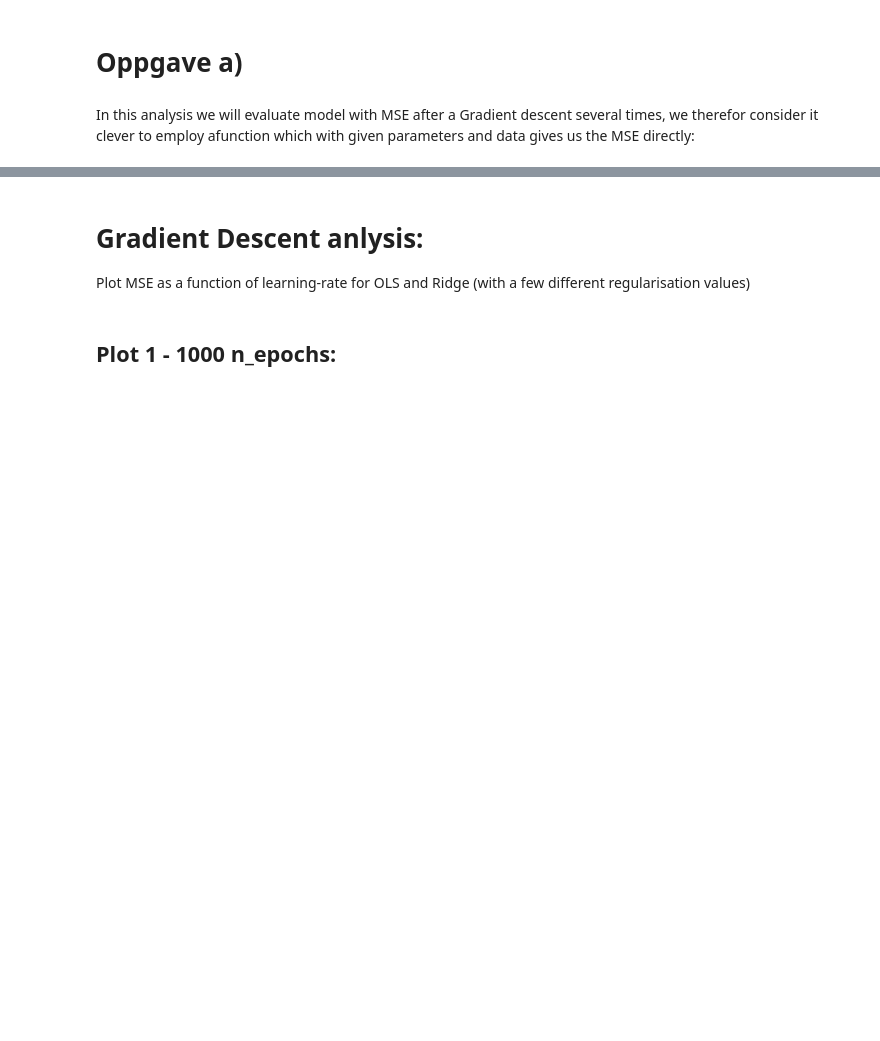
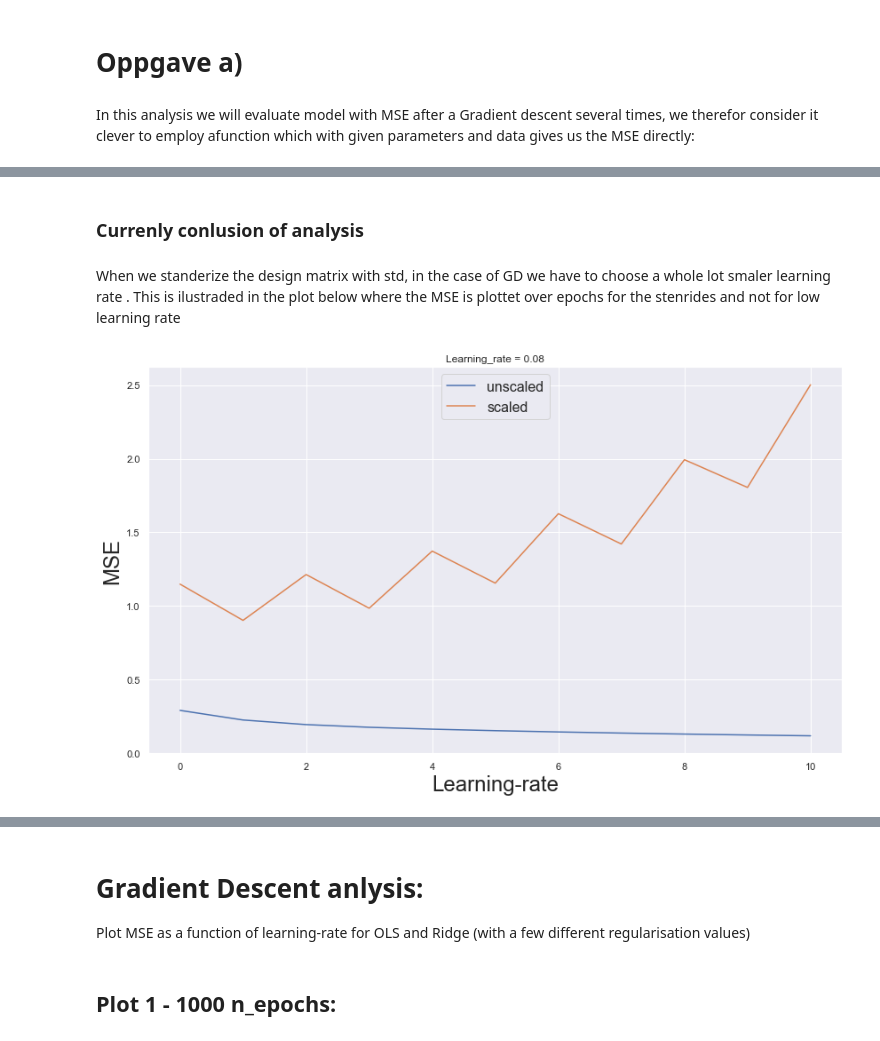
Before and after one commit to carlfre/FYS-STK3155-project-2, a Jupyter notebook: notebooks/gradient_descent_analysis.ipynb, the cells around one changed output, grey strips where cells are left out. Drawn from its saved outputs; the diff is of its cells as text; code cells hidden in the pictures; blank space fills up the shorter version.

```diff
--- a/notebooks/gradient_descent_analysis.ipynb
+++ b/notebooks/gradient_descent_analysis.ipynb
@@ -41,0 +42,10 @@ def find_MSE(X_train, X_test, z_train, z_test, w_init,
+# %%
+N = 1000 #nr of data points
+x, y, z, true_z = dg.generate_data_Franke(N=N, sigma2=0.1, seed=0)
+
+# Design-matrix
+poly_grad = 5
+X = rt.create_X_polynomial(x, y, poly_grad)
+
+# Split data:
+X_train, X_test, z_train, z_test = train_test_split(X, z, test_size=0.25)
@@ -41,0 +67,6 @@ def find_MSE(X_train, X_test, z_train, z_test, w_init,
+# %%
+scaler = StandardScaler()
+X_train_s = scaler.fit_transform(X_train)
+X_test_s = scaler.transform(X_test)
+z_train_s = scaler.fit_transform(z_train.reshape(-1,1)).flatten()
+z_test_s = scaler.transform(z_test.reshape(-1,1)).flatten()
@@ -41,0 +154,28 @@ def find_MSE(X_train, X_test, z_train, z_test, w_init,
+# %% [markdown]
+### Currenly conlusion of analysis
+# %% [markdown]
+When we standerize the design matrix with std, in the case of GD we have to choose a whole lot smaler learning rate . This is ilustraded in the plot below where the MSE is plottet over epochs for the stenrides and not for low learning rate
+# %%
+learning_rate = 0.08
+model = rcf.RidgeCost(0)
+w_init = np.zeros(len(X[0]))
+epochs_stop = 10
+MSE = np.zeros(epochs_stop+1)
+MSE_scaled = np.zeros(epochs_stop+1)
+
+MSE = find_MSE(X_train, X_test, z_train, z_test, w_init, model,
+                                   learning_rate=learning_rate, epochs=epochs_stop, store_extra=True, mode="normal")
+MSE_scaled = find_MSE(X_train_s, X_test_s, z_train_s, z_test_s, w_init, model,
+                                   learning_rate=learning_rate, epochs=epochs_stop, store_extra=True, mode="normal")
+
+
+plt.figure(figsize=(14,8))
+plt.title(f"Learning_rate = {learning_rate}")
+plt.plot(np.linspace(0, epochs_stop, epochs_stop+1), MSE, label="unscaled")
+plt.plot(np.linspace(0, epochs_stop, epochs_stop+1), MSE_scaled, label="scaled")
+plt.xlabel("Learning-rate", fontsize=24)
+plt.ylabel("MSE", fontsize=24)
+plt.legend(fontsize=16, loc="upper center")
+plt.show()
+# %% [output]
+[figure, added]
```
Also changed, not shown: parts of 57 cells of this notebook.
